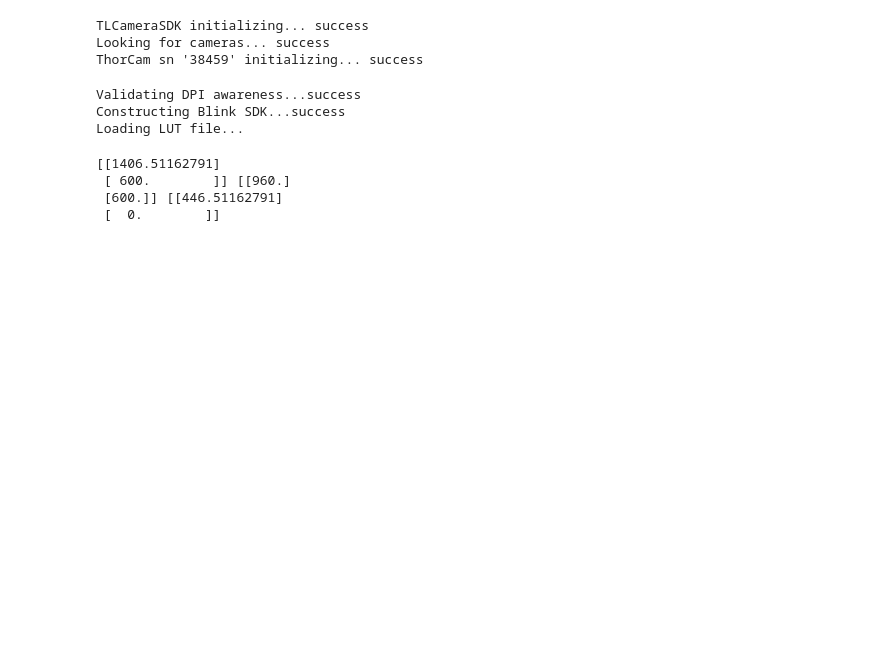
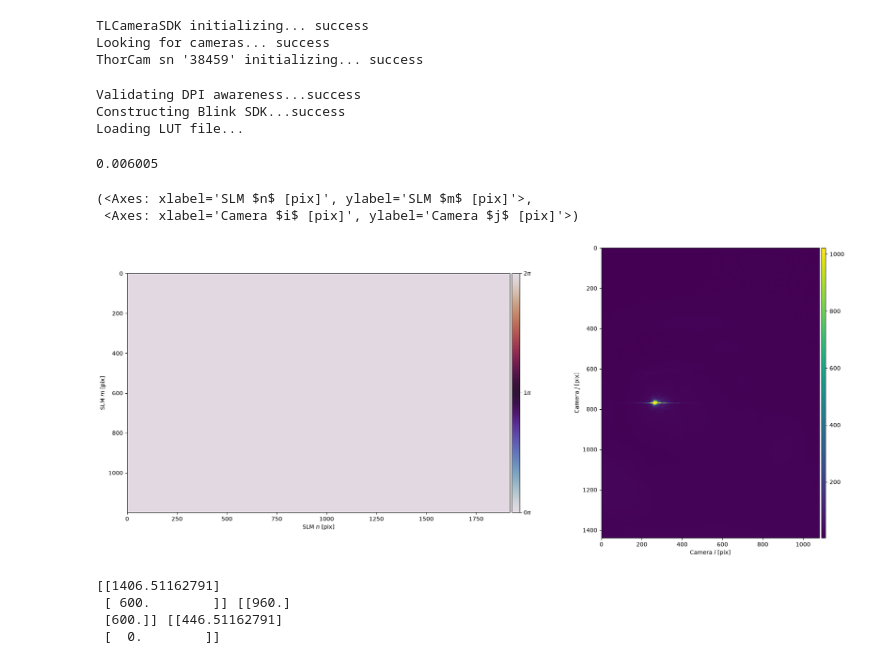
Before and after one commit to xcooke/slm, a Jupyter notebook: fourier_calibrate.ipynb, the cells around one changed output. Saved outputs shown, nothing was run; the diff lists cells and outputs as text; code cells hidden in the pictures; blank space fills up the shorter version.

```diff
--- a/fourier_calibrate.ipynb
+++ b/fourier_calibrate.ipynb
@@ -26,6 +30,16 @@ Constructing Blink SDK...success
 Loading LUT file...
 # %%
 fs = FourierSLM(cam, slm)
+# %%
+cam.set_exposure(6e-3)
+# %% [output]
+0.006005
+# %%
+fs.plot()
+# %% [output]
+(<Axes: xlabel='SLM $n$ [pix]', ylabel='SLM $m$ [pix]'>,
+ <Axes: xlabel='Camera $i$ [pix]', ylabel='Camera $j$ [pix]'>)
+[figure, added]
 # %%
 from slmsuite.holography.toolbox import convert_vector
 
```
Also changed, not shown: parts of 9 cells of this notebook, 7 other files.
